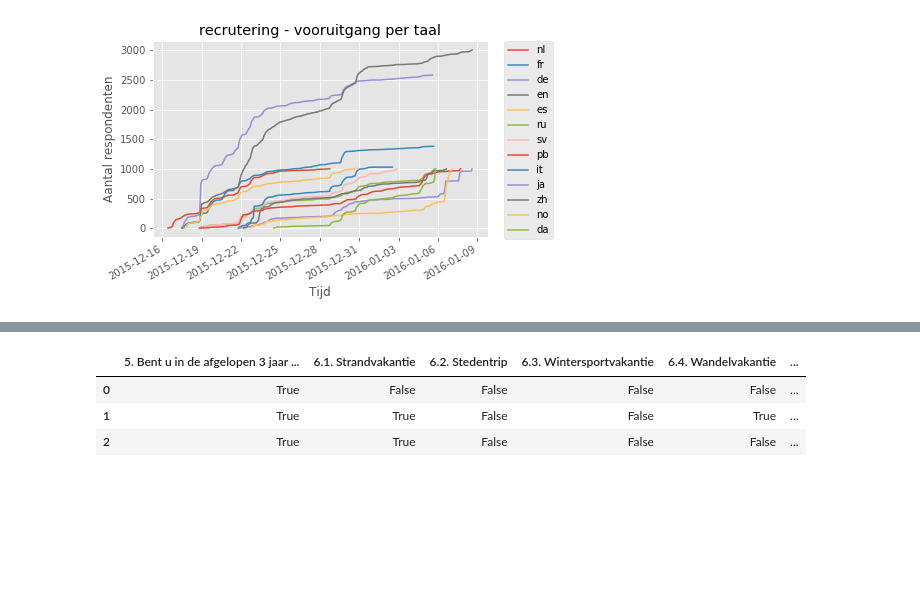
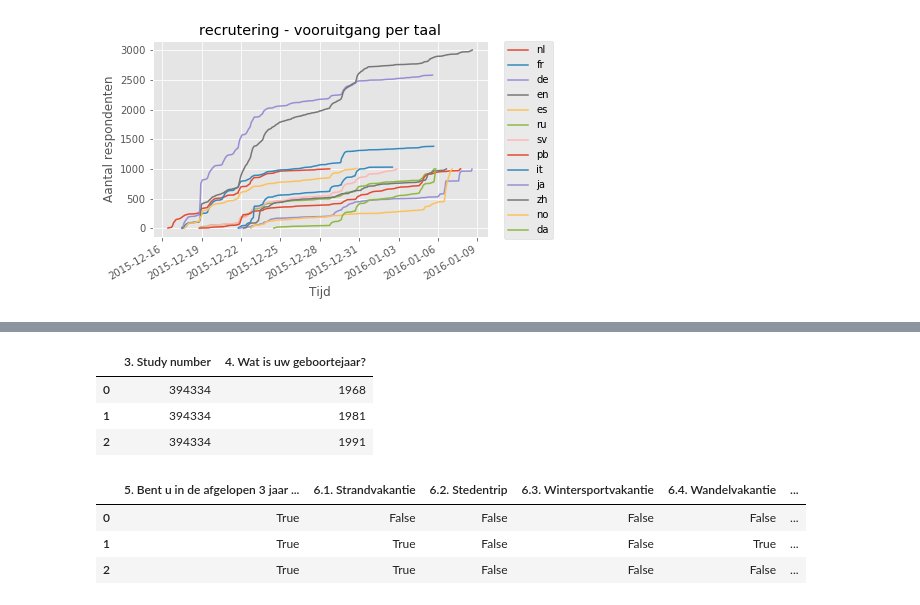
Before and after one commit to tomhostyn/VlMe2017, a Jupyter notebook: Initial exploration.ipynb, the cells around one changed output, grey strips where cells are left out. Cells and saved outputs as stored; diff of their text form; code cells hidden in the pictures; blank space fills up the shorter version.

```diff
--- a/Initial exploration.ipynb
+++ b/Initial exploration.ipynb
@@ -137,3 +189,10 @@ df.iloc[:3, 8:15]
+# %%
+df.iloc[:3, 13:15]
+# %% [output]
+|  | 3. Study number | 4. Wat is uw geboortejaar? |
+| 0 | 394334 | 1968 |
+| 1 | 394334 | 1981 |
+| 2 | 394334 | 1991 |
 # %%
 # change to boolean values
 
```
Also changed, not shown: parts of 9 cells of this notebook.
